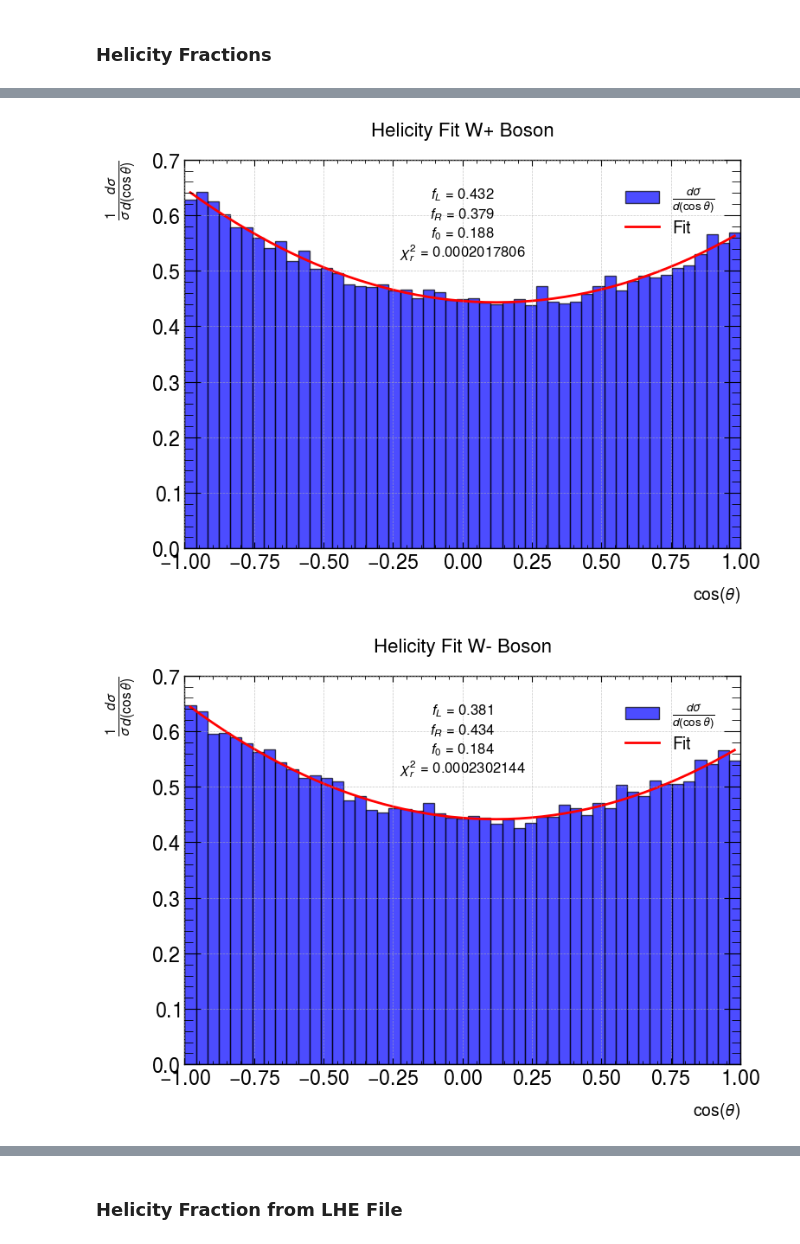
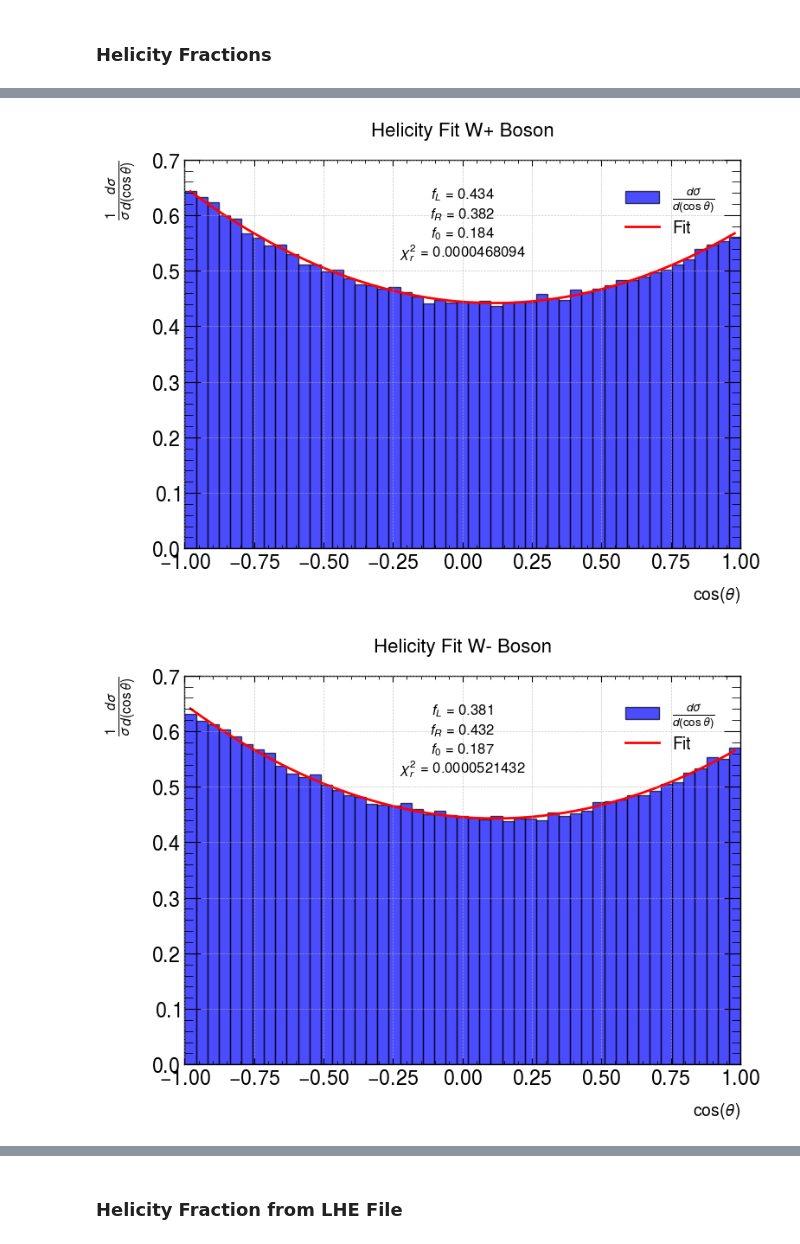
Before and after one commit to Gabriel-HowellBatty/TriBoson, a Jupyter notebook: Week4/Polarity(13TeV).ipynb, the cells around one changed output, grey strips where cells are left out. Drawn from its saved outputs; the diff is of its cells as text; code cells hidden in the pictures.

```diff
--- a/Week4/Polarity(13TeV).ipynb
+++ b/Week4/Polarity(13TeV).ipynb
@@ -407,7 +411,7 @@ def plot_histogram(data, vector_boson, decay_product):
 # %% [markdown]
 ### Importing Data
 # %%
-lhe_file = r"C:\Users\gabri\OneDrive\Documents\University\Mphys\TriBoson\Week4\unweighted_events(100000).lhe"
+lhe_file = r"C:\Users\gabri\OneDrive\Documents\University\Mphys\TriBoson\Week4\wwz_500k_13TeV.lhe"
 
 Cross_Section = extract_cross_section(lhe_file)
 
@@ -422,6 +426,8 @@ anti_electron_data = extract_particle_data(lhe_file, particle_ids=[-11])
 w_anti_data = extract_particle_data(lhe_file, particle_ids=[-24])
 electron_data = extract_particle_data(lhe_file, particle_ids=[11])
 anti_electron_neutrino_data = extract_particle_data(lhe_file, particle_ids=[-12])
+
+Number_Events = len(z_data)
 # %% [markdown]
 ### Creaing Four-Vectors
 # %%
@@ -564,7 +592,7 @@ def calculate_reduced_chi_squared(observed_values, expected_values, error, degre
     return reduced_chi_squared
 # %%
 def calculate_helicity_fractions(data, boson_type):
-    luminosity = 100000 / Cross_Section
+    luminosity = 500000 / Cross_Section
 
     # Filter out NaN and infinite values
     valid_data = data[np.isfinite(data)]
@@ -631,2 +659,2 @@ normalized_popt_3 = calculate_helicity_fractions(anti_electron_angles, "W-")
-[figure, old version]
+[figure, new version]
-[figure, old version]
+[figure, new version]
```
Also changed, not shown: parts of 13 cells of this notebook.
